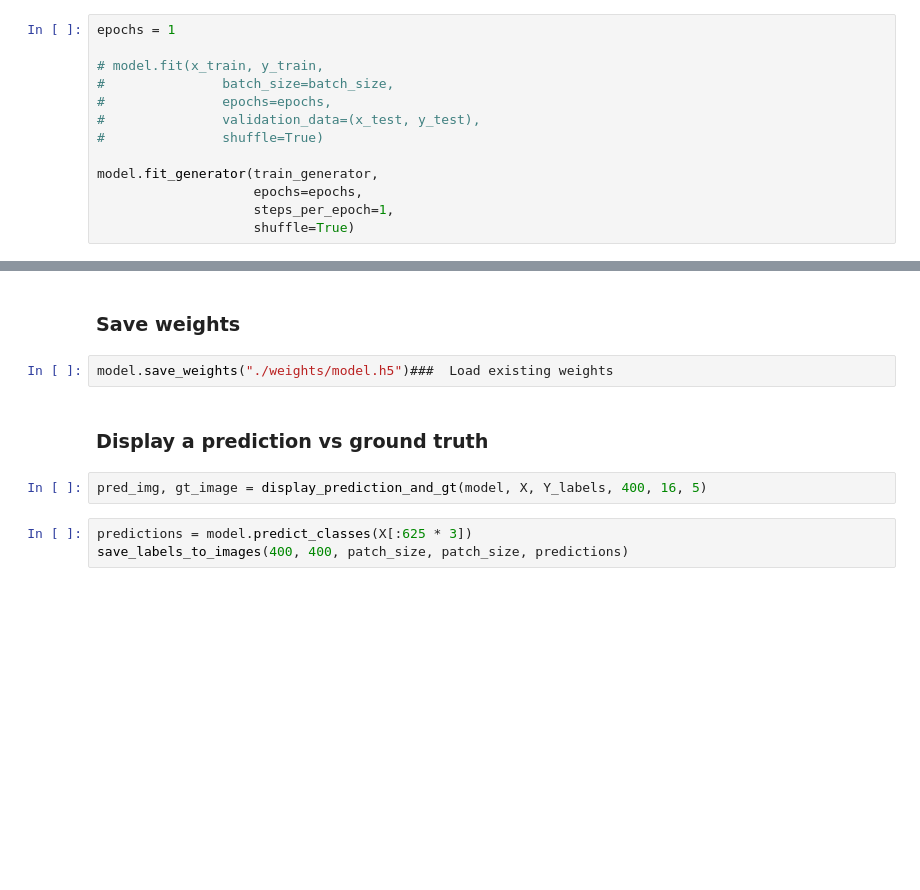
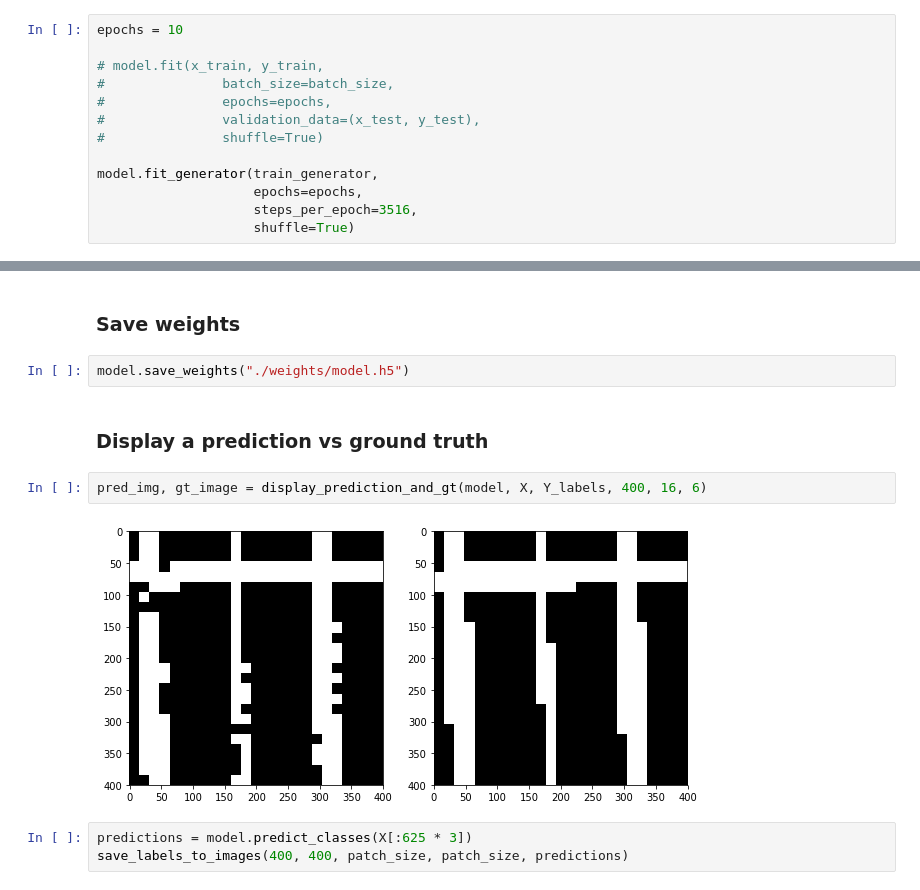
Before and after one commit to Coac/epfl-ml-projects, a Jupyter notebook: epfl-ml-project2/Victor_categorical_crossentropy.ipynb, the cells around one changed output, grey strips where cells are left out. Saved outputs shown, nothing was run; the diff lists cells and outputs as text; blank space fills up the shorter version.

Commit message:
Updated weights

```diff
--- a/epfl-ml-project2/Victor_categorical_crossentropy.ipynb
+++ b/epfl-ml-project2/Victor_categorical_crossentropy.ipynb
@@ -262,7 +264,7 @@ model.load_weights("./weights/model.h5")
 # %% [markdown]
 ###  Training
 # %%
-epochs = 1
+epochs = 10
 
 # model.fit(x_train, y_train,
 #               batch_size=batch_size,
@@ -272,5 +274,5 @@ epochs = 1
 
 model.fit_generator(train_generator,
                     epochs=epochs,
-                    steps_per_epoch=1,
+                    steps_per_epoch=3516,
                     shuffle=True)
@@ -280,11 +307,13 @@ print("Test accuracy:", score[1])
 # %% [markdown]
 ###  Save weights
 # %%
-model.save_weights("./weights/model.h5")###  Load existing weights
+model.save_weights("./weights/model.h5")
 # %% [markdown]
 ###  Display a prediction vs ground truth
 # %%
-pred_img, gt_image = display_prediction_and_gt(model, X, Y_labels, 400, 16, 5)
+pred_img, gt_image = display_prediction_and_gt(model, X, Y_labels, 400, 16, 6)
+# %% [output]
+[figure, added]
 # %%
 predictions = model.predict_classes(X[:625 * 3])
 save_labels_to_images(400, 400, patch_size, patch_size, predictions)
```
Also changed, not shown: parts of 8 cells of this notebook, 1 other file.
